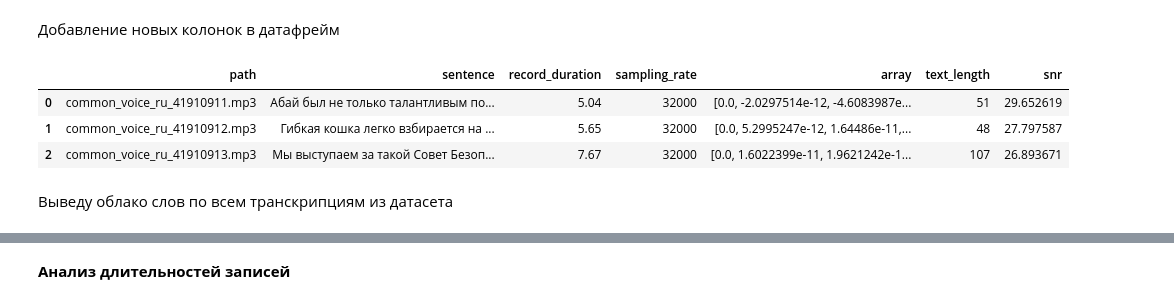
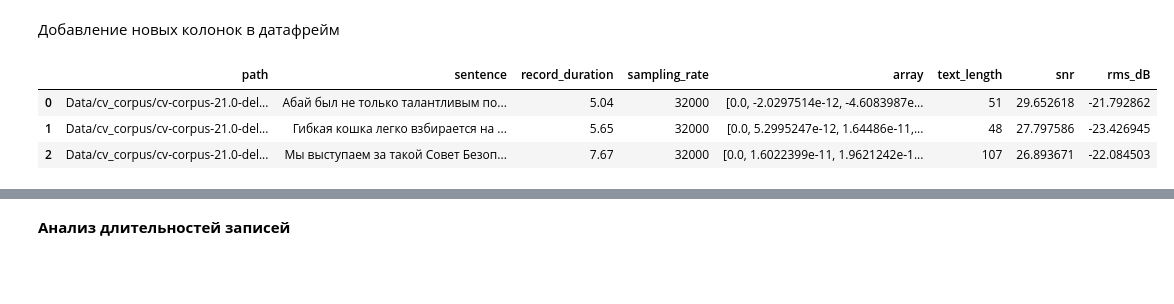
Before and after one commit to Rainfue/Speech-synthesis, a Jupyter notebook: Module1/Module1.ipynb, the cells around one changed output, grey strips where cells are left out. Cells and saved outputs as stored; diff of their text form; code cells hidden in the pictures; blank space fills up the shorter version.

```diff
--- a/Module1/Module1.ipynb
+++ b/Module1/Module1.ipynb
@@ -151,11 +149,13 @@ memory usage: 46.1+ KB
 Добавление новых колонок в датафрейм
 # %%
 # создаем списки для сбора данных
+paths = []                  # полный путь к данным
 sampling_rate = []          # частота дискретизации (сэмплирования)
 record_duration = []        # длительность записей
 arrays = []                 # временной ряд записи
 text_length = []            # кол-во символов в транскрипции
-snr = []
+snr = []                    # SNR (Signal-to-Noise Ratio)
+rms_db = []                 # средняя громкость в dB
 
 # проходимся по каждой строчке в дф
 for i in tqdm(range(df.shape[0]), desc='Парсим данные..', unit='record'):
@@ -163,29 +163,28 @@ for i in tqdm(range(df.shape[0]), desc='Парсим данные..', unit='reco
     sample_path = os.path.join(data_path, 'clips', df['path'].loc[i])
     # получаем временной ряд и частоту дискретизации
     y, sr = librosa.load(sample_path, sr=None)
-    # добавляем частоту дискретизации
-    sampling_rate.append(sr)
-    # добавляем временной ряд записи
-    arrays.append(y)
-    # добавляем длительность записи
-    record_duration.append(round(len(y)/sr, 2))
-    # добавляем кол-во символов
-    text_length.append(len(df['sentence'].loc[i]))
-    # добавляем SNR
-    snr.append(calculate_snr(y))
+
+    # обновляем списки
+    sampling_rate.append(sr)                                                # частота дискретизации
+    arrays.append(y)                                                        # временной ряд записи
+    record_duration.append(round(len(y)/sr, 2))                             # длительность записи
+    text_length.append(len(df['sentence'].loc[i]))                          # кол-во символов
+    snr.append(calculate_snr(y))                                            # SNR
+    rms_db.append(librosa.amplitude_to_db([np.sqrt(np.mean(y**2))])[0])     # среднюю громкость
+    paths.append(sample_path)                                               # путь
 # %%
 # добавляем новые колонки в датафрейм
+df['path'] = paths
 df['record_duration'] = record_duration
 df['sampling_rate'] = sampling_rate
 df['array'] = arrays
 df['text_length'] = text_length
 df['snr'] = snr
+df['rms_dB'] = rms_db
 # выводим первые 3 строки
 df.head(3)
 # %% [output]
-|  | path | sentence | record_duration | sampling_rate | array | text_length | snr |
-| 0 | common_voice_ru_41910911.mp3 | Абай был не только талантливым по... | 5.04 | 32000 | [0.0, -2.0297514e-12, -4.6083987e... | 51 | 29.652619 |
-| 1 | common_voice_ru_41910912.mp3 | Гибкая кошка легко взбирается на ... | 5.65 | 32000 | [0.0, 5.2995247e-12, 1.64486e-11,... | 48 | 27.797587 |
-| 2 | common_voice_ru_41910913.mp3 | Мы выступаем за такой Совет Безоп... | 7.67 | 32000 | [0.0, 1.6022399e-11, 1.9621242e-1... | 107 | 26.893671 |
+|  | path | sentence | record_duration | sampling_rate | array | text_length | snr | rms_dB |
+| 0 | Data/cv_corpus/cv-corpus-21.0-del... | Абай был не только талантливым по... | 5.04 | 32000 | [0.0, -2.0297514e-12, -4.6083987e... | 51 | 29.652618 | -21.792862 |
+| 1 | Data/cv_corpus/cv-corpus-21.0-del... | Гибкая кошка легко взбирается на ... | 5.65 | 32000 | [0.0, 5.2995247e-12, 1.64486e-11,... | 48 | 27.797586 | -23.426945 |
+| 2 | Data/cv_corpus/cv-corpus-21.0-del... | Мы выступаем за такой Совет Безоп... | 7.67 | 32000 | [0.0, 1.6022399e-11, 1.9621242e-1... | 107 | 26.893671 | -22.084503 |
-# %% [markdown]
-Выведу облако слов по всем транскрипциям из датасета
```
Also changed, not shown: parts of 56 cells of this notebook.
